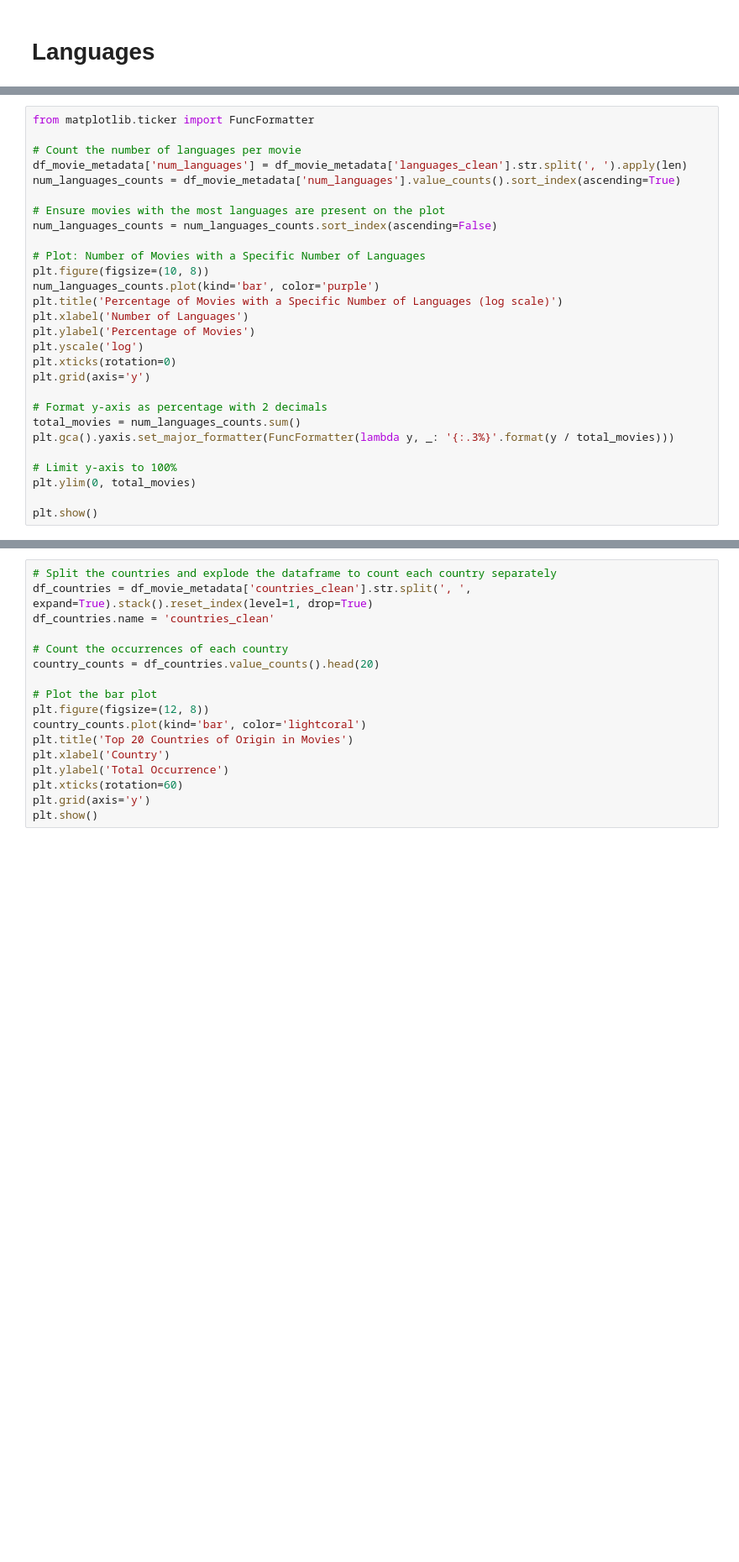
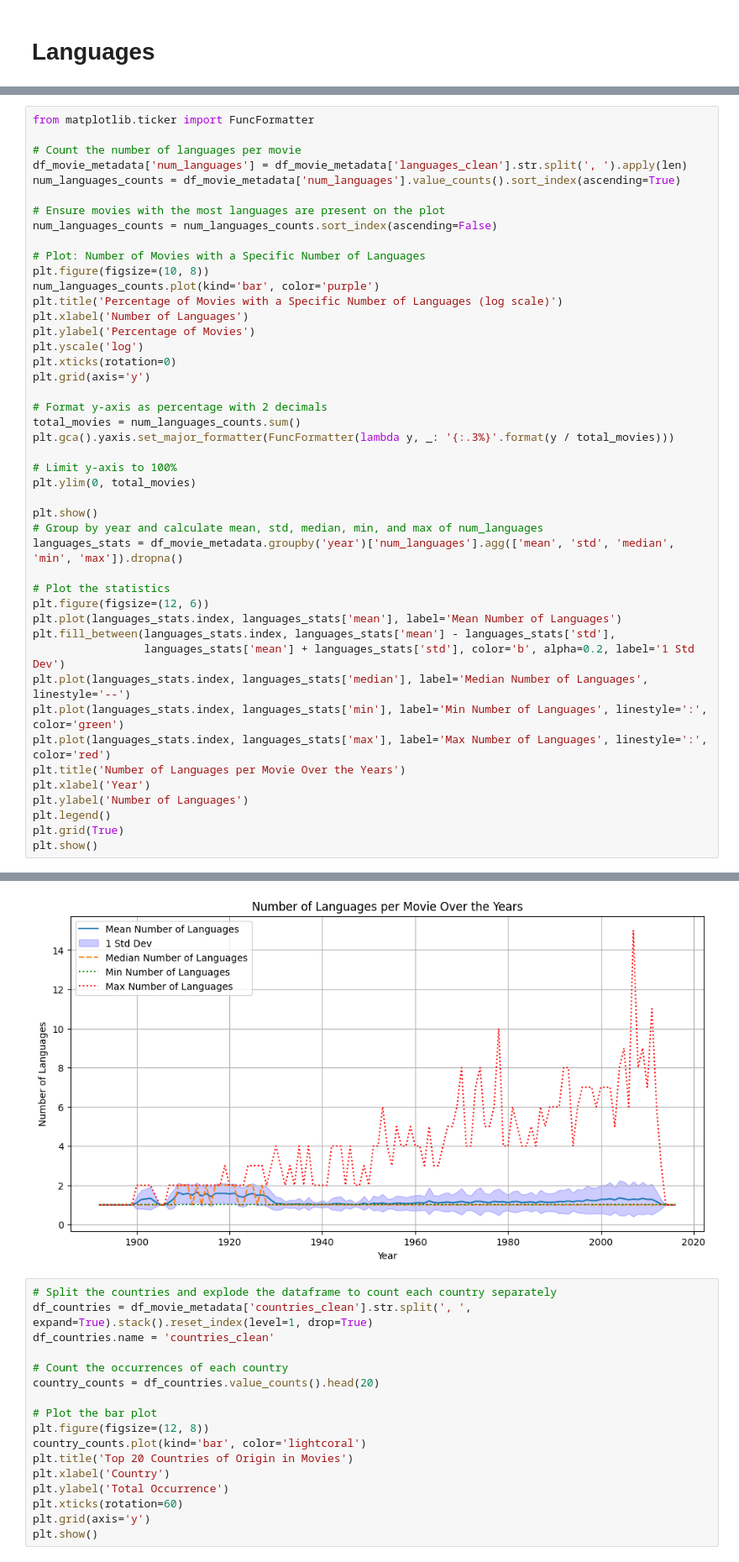
Before and after one commit to epfl-ada/ada-2024-project-spaghetti-raclette-tangyuan-horizon-nexus, a Jupyter notebook: Analysis/descriptive_statistics.ipynb, the cells around one changed output, grey strips where cells are left out. Shown at 84% size. Drawn from its saved outputs; the diff is of its cells as text; blank space fills up the shorter version.

Commit message:
more stats

```diff
--- a/Analysis/descriptive_statistics.ipynb
+++ b/Analysis/descriptive_statistics.ipynb
@@ -131,33 +140,51 @@ plt.show()
 # %%
 from matplotlib.ticker import FuncFormatter
 
 # Count the number of languages per movie
 df_movie_metadata['num_languages'] = df_movie_metadata['languages_clean'].str.split(', ').apply(len)
 num_languages_counts = df_movie_metadata['num_languages'].value_counts().sort_index(ascending=True)
 
 # Ensure movies with the most languages are present on the plot
 num_languages_counts = num_languages_counts.sort_index(ascending=False)
 
 # Plot: Number of Movies with a Specific Number of Languages
 plt.figure(figsize=(10, 8))
 num_languages_counts.plot(kind='bar', color='purple')
 plt.title('Percentage of Movies with a Specific Number of Languages (log scale)')
 plt.xlabel('Number of Languages')
 plt.ylabel('Percentage of Movies')
 plt.yscale('log')
 plt.xticks(rotation=0)
 plt.grid(axis='y')
 
 # Format y-axis as percentage with 2 decimals
 total_movies = num_languages_counts.sum()
 plt.gca().yaxis.set_major_formatter(FuncFormatter(lambda y, _: '{:.3%}'.format(y / total_movies)))
 
 # Limit y-axis to 100%
 plt.ylim(0, total_movies)
 
 plt.show()
+# Group by year and calculate mean, std, median, min, and max of num_languages
+languages_stats = df_movie_metadata.groupby('year')['num_languages'].agg(['mean', 'std', 'median', 'min', 'max']).dropna()
+
+# Plot the statistics
+plt.figure(figsize=(12, 6))
+plt.plot(languages_stats.index, languages_stats['mean'], label='Mean Number of Languages')
+plt.fill_between(languages_stats.index, languages_stats['mean'] - languages_stats['std'],
+                 languages_stats['mean'] + languages_stats['std'], color='b', alpha=0.2, label='1 Std Dev')
+plt.plot(languages_stats.index, languages_stats['median'], label='Median Number of Languages', linestyle='--')
+plt.plot(languages_stats.index, languages_stats['min'], label='Min Number of Languages', linestyle=':', color='green')
+plt.plot(languages_stats.index, languages_stats['max'], label='Max Number of Languages', linestyle=':', color='red')
+plt.title('Number of Languages per Movie Over the Years')
+plt.xlabel('Year')
+plt.ylabel('Number of Languages')
+plt.legend()
+plt.grid(True)
+plt.show()
 # %% [output]
 [figure]
+[figure, added]
 # %%
 # Split the countries and explode the dataframe to count each country separately
 df_countries = df_movie_metadata['countries_clean'].str.split(', ', expand=True).stack().reset_index(level=1, drop=True)
```
Also changed, not shown: parts of 5 cells of this notebook.
